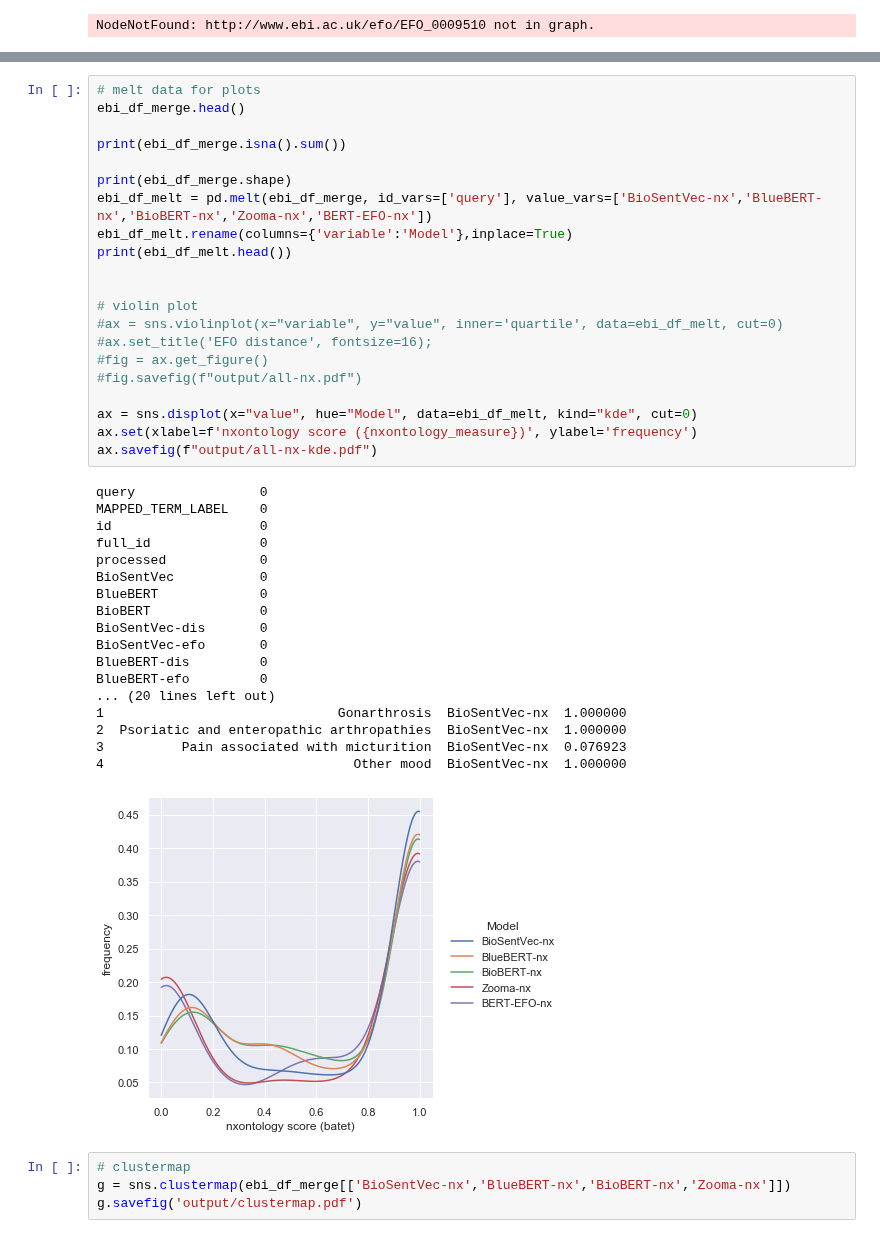
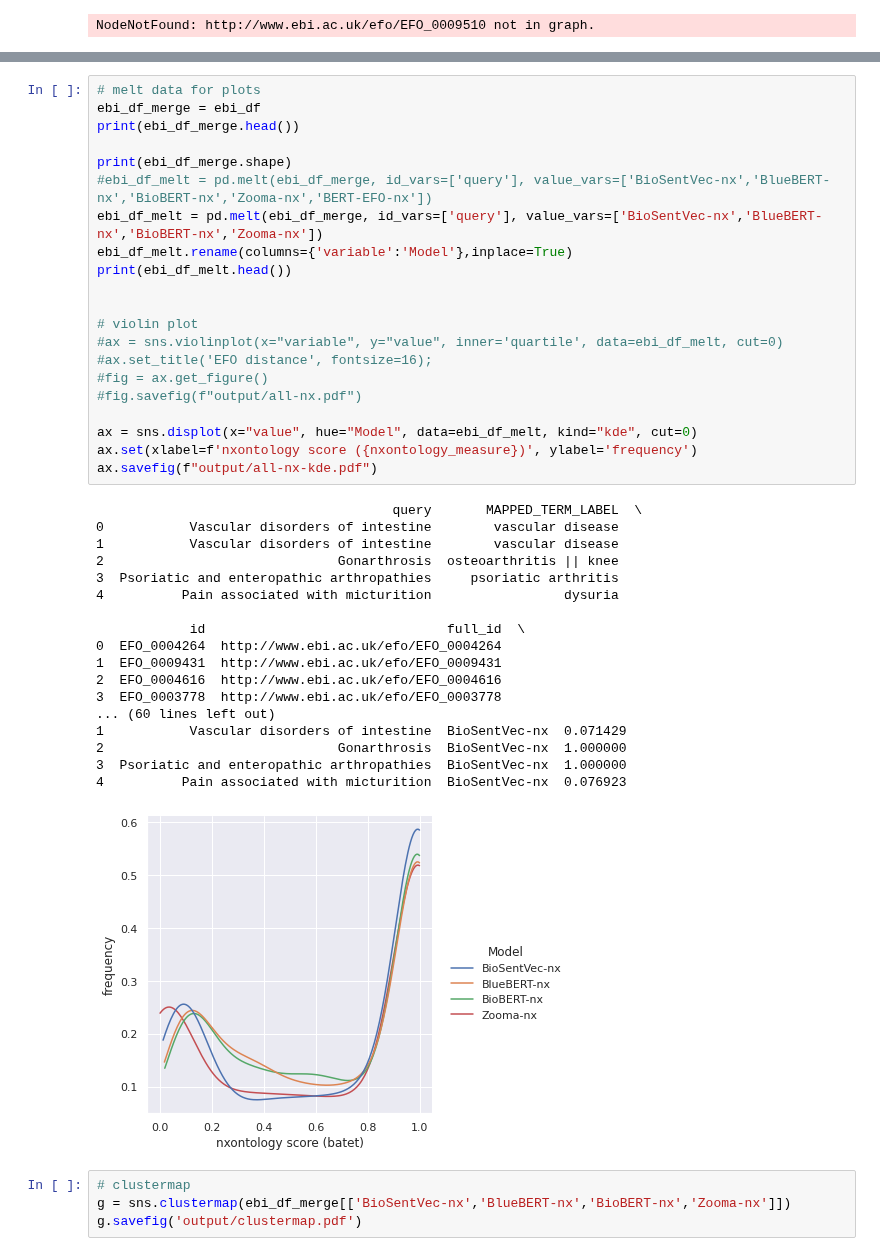
Before and after one commit to MRCIEU/vectology, a Jupyter notebook: analysis/paper/ebi-ukb-efo.ipynb, the cells around one changed output, grey strips where cells are left out. Saved outputs shown, nothing was run; the diff lists cells and outputs as text.

```diff
--- a/analysis/paper/ebi-ukb-efo.ipynb
+++ b/analysis/paper/ebi-ukb-efo.ipynb
@@ -516,43 +556,43 @@ print(bb2[['query','MAPPED_TERM_LABEL','full_id','BioSentVec-nx','BioSentVec-efo
 # %%
 # melt data for plots
-ebi_df_merge.head()
-
-print(ebi_df_merge.isna().sum())
+ebi_df_merge = ebi_df
+print(ebi_df_merge.head())
 
 print(ebi_df_merge.shape)
-ebi_df_melt = pd.melt(ebi_df_merge, id_vars=['query'], value_vars=['BioSentVec-nx','BlueBERT-nx','BioBERT-nx','Zooma-nx','BERT-EFO-nx'])
+#ebi_df_melt = pd.melt(ebi_df_merge, id_vars=['query'], value_vars=['BioSentVec-nx','BlueBERT-nx','BioBERT-nx','Zooma-nx','BERT-EFO-nx'])
+ebi_df_melt = pd.melt(ebi_df_merge, id_vars=['query'], value_vars=['BioSentVec-nx','BlueBERT-nx','BioBERT-nx','Zooma-nx'])
 ebi_df_melt.rename(columns={'variable':'Model'},inplace=True)
 print(ebi_df_melt.head())
 
 
 # violin plot
 #ax = sns.violinplot(x="variable", y="value", inner='quartile', data=ebi_df_melt, cut=0)
 #ax.set_title('EFO distance', fontsize=16);
 #fig = ax.get_figure()
 #fig.savefig(f"output/all-nx.pdf")
 
 ax = sns.displot(x="value", hue="Model", data=ebi_df_melt, kind="kde", cut=0)
 ax.set(xlabel=f'nxontology score ({nxontology_measure})', ylabel='frequency')
 ax.savefig(f"output/all-nx-kde.pdf")
 # %% [output]
-query                0
-MAPPED_TERM_LABEL    0
-id                   0
-full_id              0
-processed            0
-BioSentVec           0
-BlueBERT             0
-BioBERT              0
-BioSentVec-dis       0
-BioSentVec-efo       0
-BlueBERT-dis         0
-BlueBERT-efo         0
-... (20 lines left out)
-1                              Gonarthrosis  BioSentVec-nx  1.000000
-2  Psoriatic and enteropathic arthropathies  BioSentVec-nx  1.000000
-3          Pain associated with micturition  BioSentVec-nx  0.076923
-4                                Other mood  BioSentVec-nx  1.000000
+                                      query       MAPPED_TERM_LABEL  \
+0           Vascular disorders of intestine        vascular disease
+1           Vascular disorders of intestine        vascular disease
+2                              Gonarthrosis  osteoarthritis || knee
+3  Psoriatic and enteropathic arthropathies     psoriatic arthritis
+4          Pain associated with micturition                 dysuria
+
+            id                               full_id  \
+0  EFO_0004264  http://www.ebi.ac.uk/efo/EFO_0004264
+1  EFO_0009431  http://www.ebi.ac.uk/efo/EFO_0009431
+2  EFO_0004616  http://www.ebi.ac.uk/efo/EFO_0004616
+3  EFO_0003778  http://www.ebi.ac.uk/efo/EFO_0003778
+... (60 lines left out)
+1           Vascular disorders of intestine  BioSentVec-nx  0.071429
+2                              Gonarthrosis  BioSentVec-nx  1.000000
+3  Psoriatic and enteropathic arthropathies  BioSentVec-nx  1.000000
+4          Pain associated with micturition  BioSentVec-nx  0.076923
-[figure, old version]
+[figure, new version]
 # %%
 # clustermap
 g = sns.clustermap(ebi_df_merge[['BioSentVec-nx','BlueBERT-nx','BioBERT-nx','Zooma-nx']])
```
Also changed, not shown: parts of 9 cells of this notebook.
